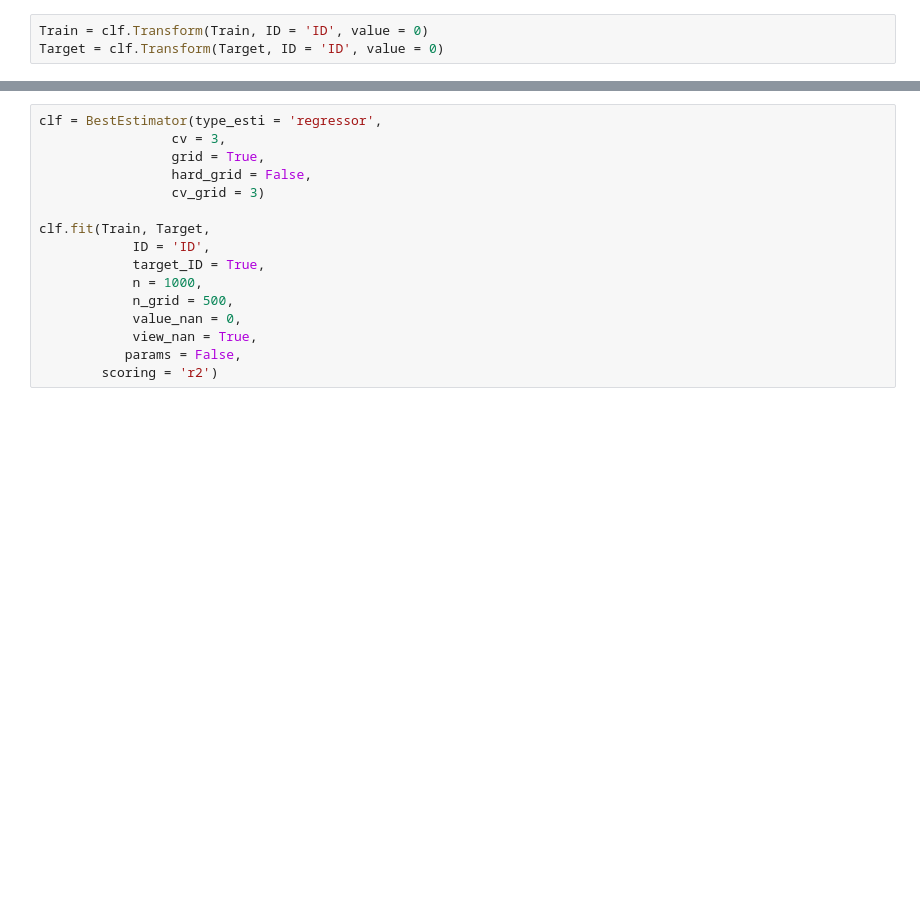
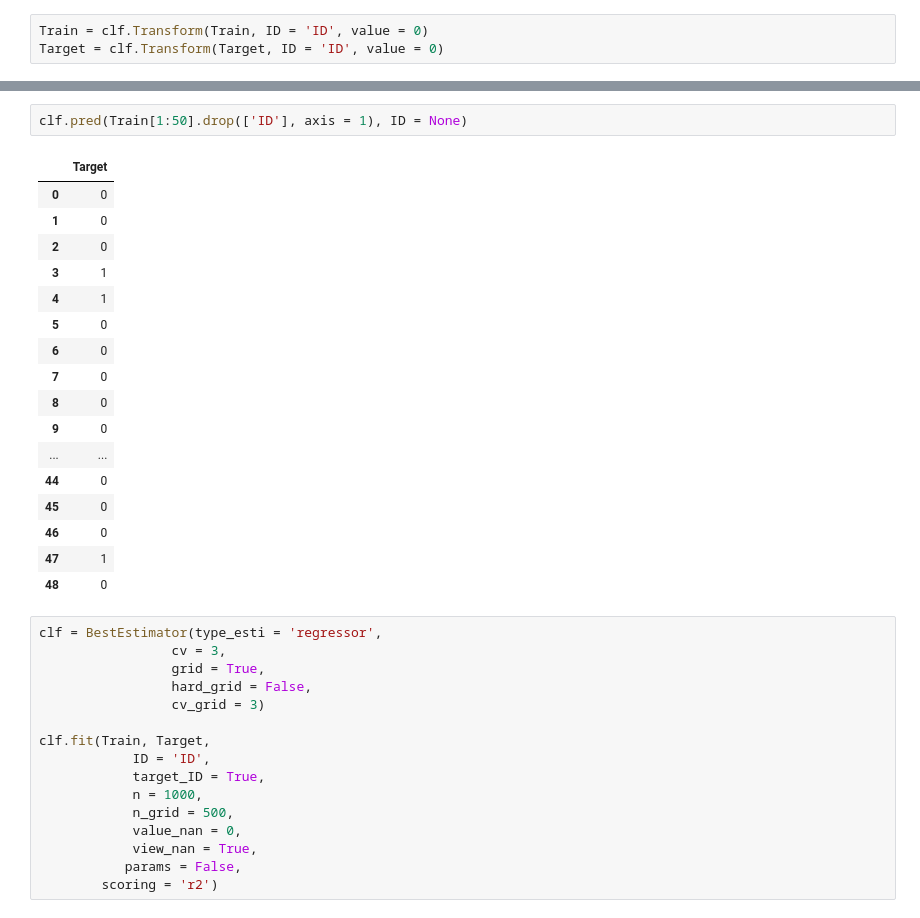
Before and after one commit to jeremycombe/Pipeline, a Jupyter notebook: Pipeline V2.ipynb, the cells around one changed output, grey strips where cells are left out. Saved outputs shown, nothing was run; the diff lists cells and outputs as text; blank space fills up the shorter version.

```diff
--- a/Pipeline V2.ipynb
+++ b/Pipeline V2.ipynb
@@ -586,3 +627,23 @@ DecisionTreeClassifier(class_weight=None, criterion='gini', max_depth=None,
+# %%
+clf.pred(Train[1:50].drop(['ID'], axis = 1), ID = None)
+# %% [output]
+|  | Target |
+| 0 | 0 |
+| 1 | 0 |
+| 2 | 0 |
+| 3 | 1 |
+| 4 | 1 |
+| 5 | 0 |
+| 6 | 0 |
+| 7 | 0 |
+| 8 | 0 |
+| 9 | 0 |
+| ... | ... |
+| 44 | 0 |
+| 45 | 0 |
+| 46 | 0 |
+| 47 | 1 |
+| 48 | 0 |
 # %%
 clf = BestEstimator(type_esti = 'regressor',
                  cv = 3,
```
Also changed, not shown: parts of 5 cells of this notebook, 1 other file.
